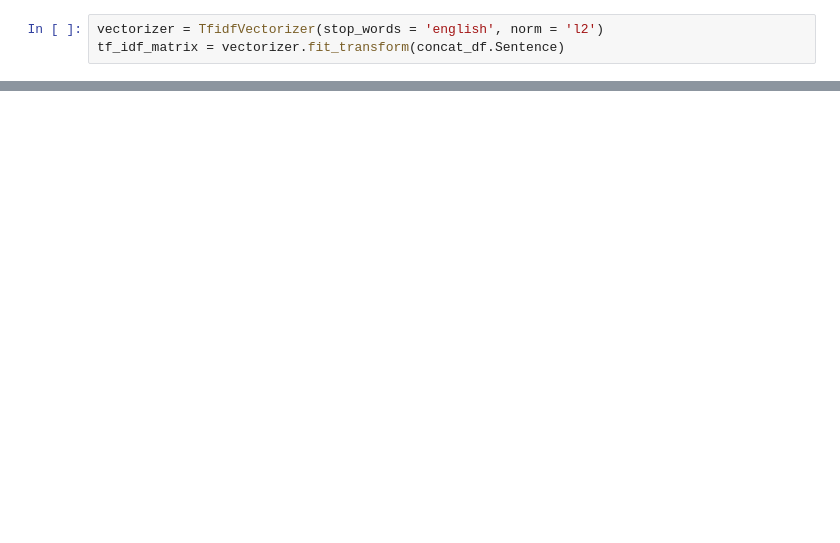
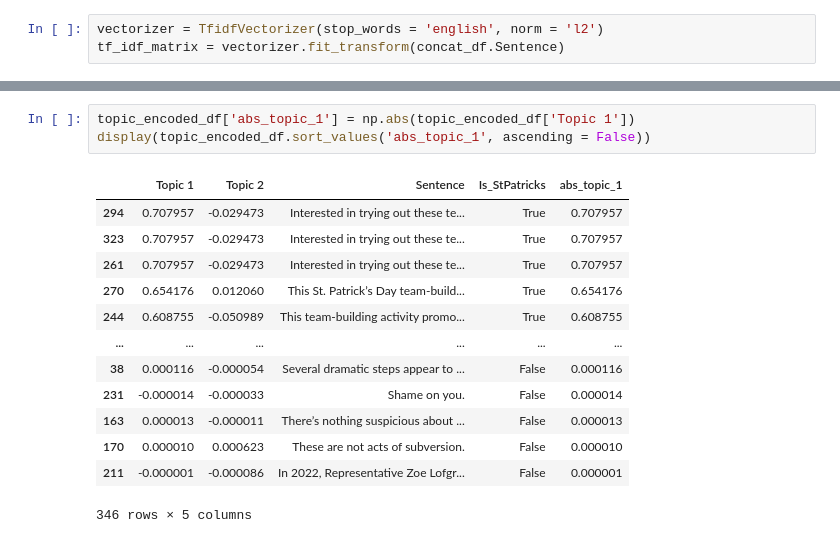
Before and after one commit to zaynpatel/LTA2061, a Jupyter notebook: PracticeLSA2.ipynb, the cells around one changed output, grey strips where cells are left out. Saved outputs shown, nothing was run; the diff lists cells and outputs as text; blank space fills up the shorter version.

```diff
--- a/PracticeLSA2.ipynb
+++ b/PracticeLSA2.ipynb
@@ -213,0 +294,17 @@ display(encoding_matrix.sort_values('abs_topic_2', ascending=False).head(25))
+# %%
+topic_encoded_df['abs_topic_1'] = np.abs(topic_encoded_df['Topic 1'])
+display(topic_encoded_df.sort_values('abs_topic_1', ascending = False))
+# %% [output]
+|  | Topic 1 | Topic 2 | Sentence | Is_StPatricks | abs_topic_1 |
+| 294 | 0.707957 | -0.029473 | Interested in trying out these te... | True | 0.707957 |
+| 323 | 0.707957 | -0.029473 | Interested in trying out these te... | True | 0.707957 |
+| 261 | 0.707957 | -0.029473 | Interested in trying out these te... | True | 0.707957 |
+| 270 | 0.654176 | 0.012060 | This St. Patrick’s Day team-build... | True | 0.654176 |
+| 244 | 0.608755 | -0.050989 | This team-building activity promo... | True | 0.608755 |
+| ... | ... | ... | ... | ... | ... |
+| 38 | 0.000116 | -0.000054 | Several dramatic steps appear to ... | False | 0.000116 |
+| 231 | -0.000014 | -0.000033 | Shame on you. | False | 0.000014 |
+| 163 | 0.000013 | -0.000011 | There’s nothing suspicious about ... | False | 0.000013 |
+| 170 | 0.000010 | 0.000623 | These are not acts of subversion. | False | 0.000010 |
+| 211 | -0.000001 | -0.000086 | In 2022, Representative Zoe Lofgr... | False | 0.000001 |
+346 rows × 5 columns
```
Also changed, not shown: parts of 29 cells of this notebook, 3 other files.
